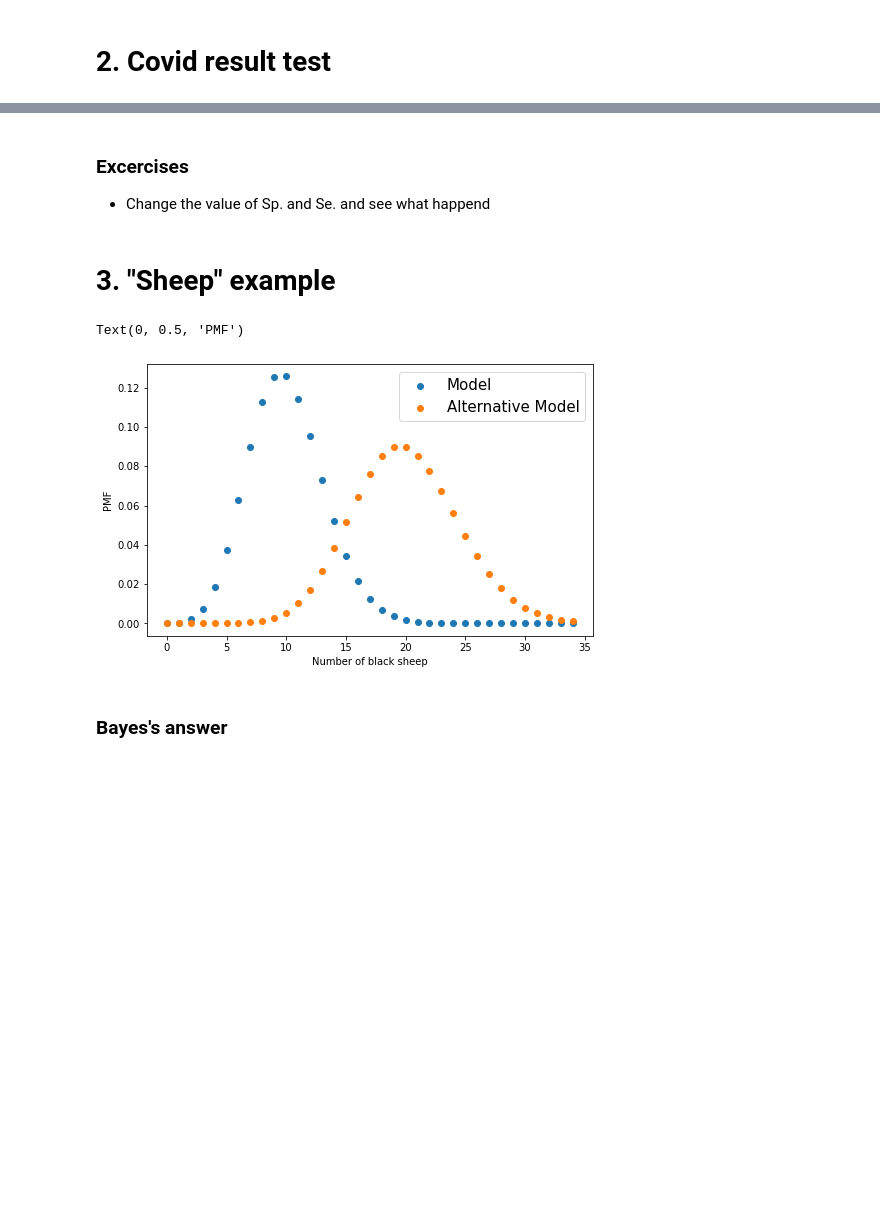
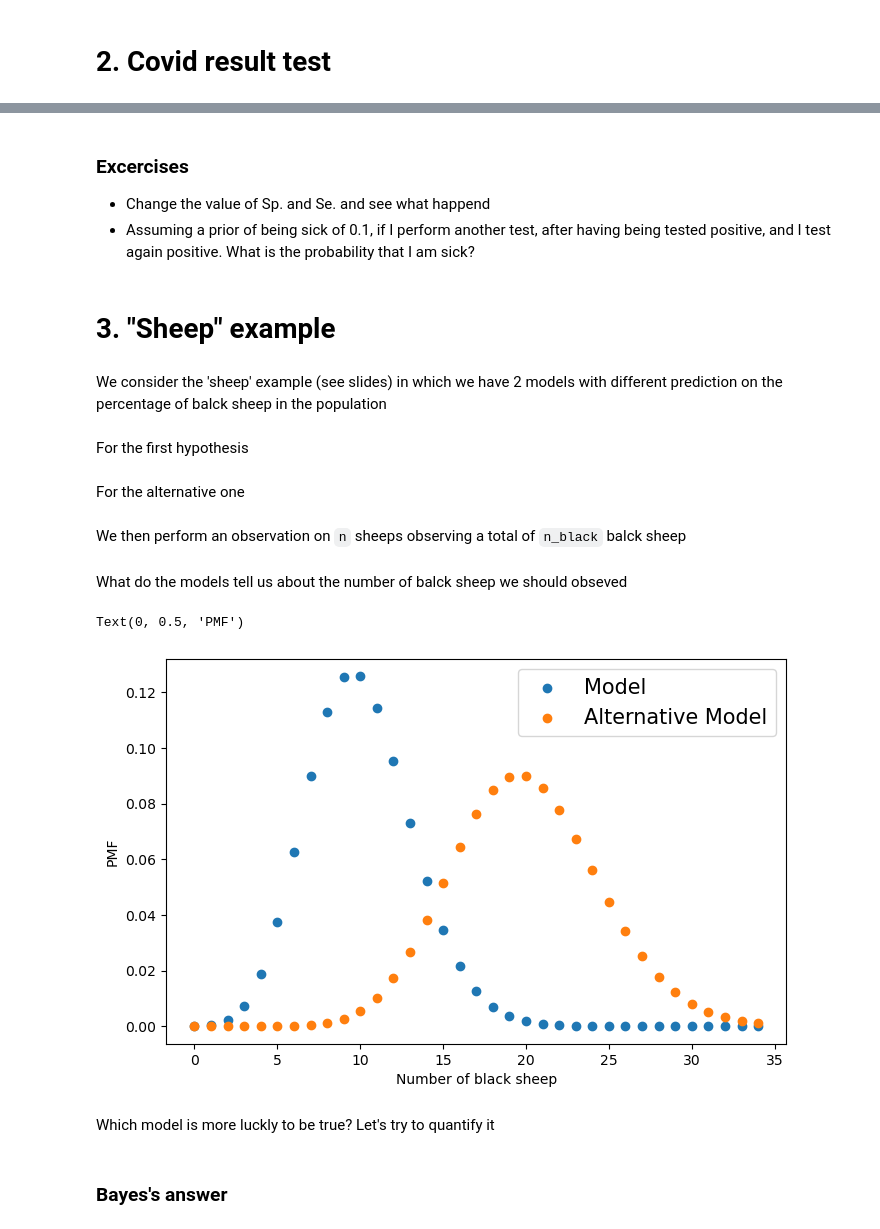
Before and after one commit to datacamp-astro/2022-arqus-bergen, a Jupyter notebook: hands_on/5_analysis_stat/STAT_HandsOn.ipynb, the cells around one changed output, grey strips where cells are left out. Drawn from its saved outputs; the diff is of its cells as text; code cells hidden in the pictures; blank space fills up the shorter version.

Commit message:
LC test

```diff
--- a/hands_on/5_analysis_stat/STAT_HandsOn.ipynb
+++ b/hands_on/5_analysis_stat/STAT_HandsOn.ipynb
@@ -111,5 +124,10 @@ Text(0.5, 0, ' $p( S  )$')
 # %% [markdown]
 ### Excercises
 - Change the value of Sp. and Se. and see what happend
+- Assuming a prior of being sick of 0.1, if I perform another test, after having being tested positive, and I test again positive. What is the probability that I am sick?
 # %% [markdown]
 # 3. "Sheep" example
+# %% [markdown]
+We consider the 'sheep' example (see slides) in which we have 2 models with different prediction on the percentage of balck sheep in the population
+# %% [markdown]
+For the first hypothesis
@@ -115,0 +137,2 @@ Text(0.5, 0, ' $p( S  )$')
+# %% [markdown]
+For the alternative one
@@ -116 +142,3 @@ Text(0.5, 0, ' $p( S  )$')
+# %% [markdown]
+We then perform an observation on `n` sheeps observing a total of `n_black` balck sheep
 # %%
@@ -123,22 +146,25 @@ p2  = 0.02
 n  = 1000
 # number of obseved black sheep
 n_black = 20
+# %% [markdown]
+What do the models tell us about the number of balck sheep we should obseved
 # %%
-
-x = range(0,35)
+y = range(0,35)
 y = [stats.binom.pmf( i, n,p) for i in x ]
 y2 = [stats.binom.pmf( i, n,p2) for i in x ]
 
 fig, ax = plt.subplots(figsize=(8,5),nrows=1, ncols=1)
 
 ax.scatter(x,y, label = "Model")
 ax.scatter(x,y2, label = "Alternative Model")
 ax.legend(fontsize=15)
 ax.set_xlabel("Number of black sheep")
 ax.set_ylabel("PMF")
 # %% [output]
 Text(0, 0.5, 'PMF')
-[figure, old version]
+[figure, new version]
+# %% [markdown]
+Which model is more luckly to be true? Let's try to quantify it
 # %% [markdown]
 ### Bayes's answer
 # %%
```
Also changed, not shown: parts of 23 cells of this notebook, 3 other files.
